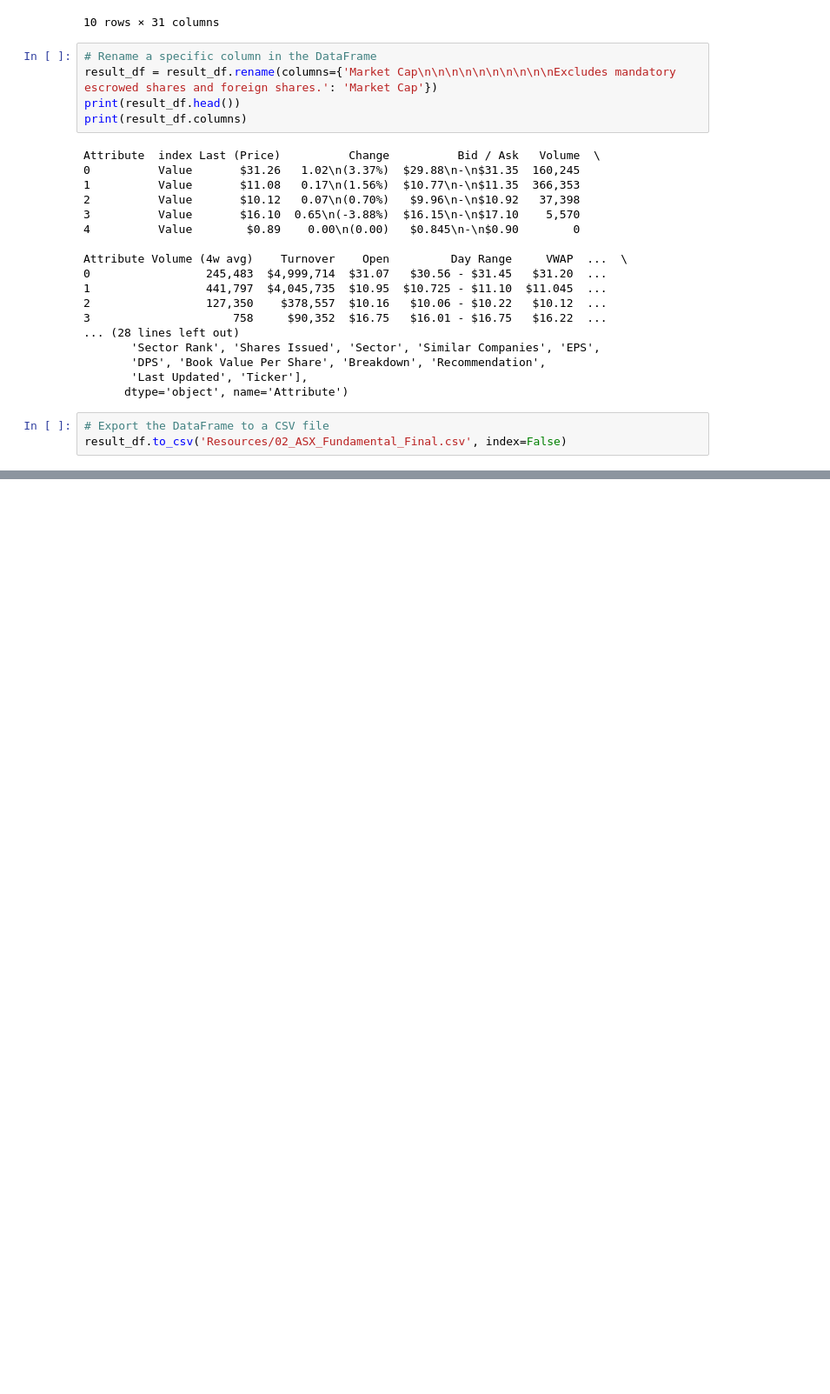
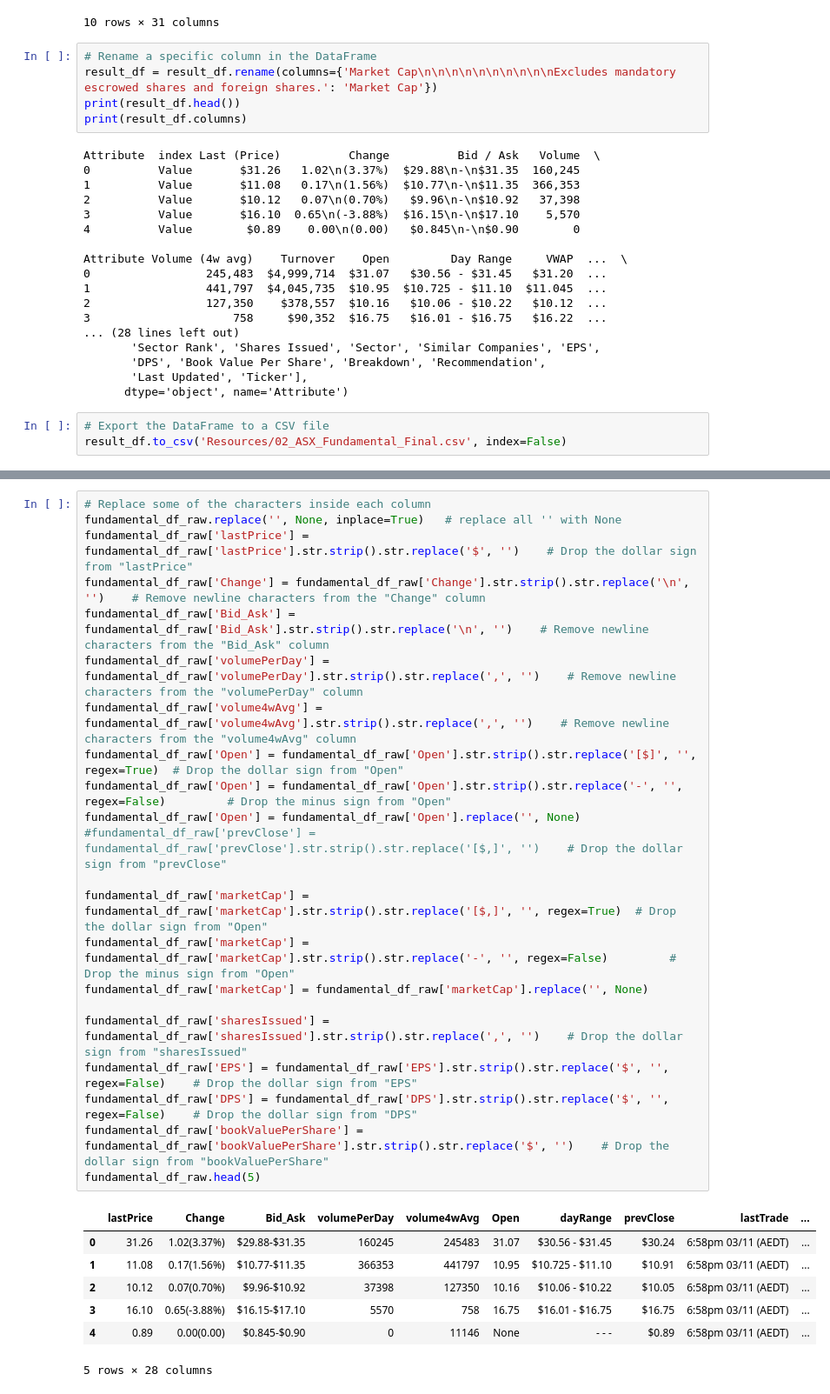
Before and after one commit to Andre2503/Project3_Group2, a Jupyter notebook: 02_Retrieve_ASX_Ticker_Fundamental.ipynb, the cells around one changed output, grey strips where cells are left out. Shown: that part at 87% size. Cells and saved outputs as stored; diff of their text form; blank space fills up the shorter version.

```diff
--- a/02_Retrieve_ASX_Ticker_Fundamental.ipynb
+++ b/02_Retrieve_ASX_Ticker_Fundamental.ipynb
@@ -724,0 +798,30 @@ result_df.to_csv('Resources/02_ASX_Fundamental_Final.csv', index=False)
+# %%
+# Replace some of the characters inside each column
+fundamental_df_raw.replace('', None, inplace=True)   # replace all '' with None
+fundamental_df_raw['lastPrice'] = fundamental_df_raw['lastPrice'].str.strip().str.replace('$', '')    # Drop the dollar sign from "lastPrice"
+fundamental_df_raw['Change'] = fundamental_df_raw['Change'].str.strip().str.replace('\n', '')    # Remove newline characters from the "Change" column
+fundamental_df_raw['Bid_Ask'] = fundamental_df_raw['Bid_Ask'].str.strip().str.replace('\n', '')    # Remove newline characters from the "Bid_Ask" column
+fundamental_df_raw['volumePerDay'] = fundamental_df_raw['volumePerDay'].str.strip().str.replace(',', '')    # Remove newline characters from the "volumePerDay" column
+fundamental_df_raw['volume4wAvg'] = fundamental_df_raw['volume4wAvg'].str.strip().str.replace(',', '')    # Remove newline characters from the "volume4wAvg" column
+fundamental_df_raw['Open'] = fundamental_df_raw['Open'].str.strip().str.replace('[$]', '', regex=True)  # Drop the dollar sign from "Open"
+fundamental_df_raw['Open'] = fundamental_df_raw['Open'].str.strip().str.replace('‐', '', regex=False)         # Drop the minus sign from "Open"
+fundamental_df_raw['Open'] = fundamental_df_raw['Open'].replace('', None)
+#fundamental_df_raw['prevClose'] = fundamental_df_raw['prevClose'].str.strip().str.replace('[$,]', '')    # Drop the dollar sign from "prevClose"
+
+fundamental_df_raw['marketCap'] = fundamental_df_raw['marketCap'].str.strip().str.replace('[$,]', '', regex=True)  # Drop the dollar sign from "Open"
+fundamental_df_raw['marketCap'] = fundamental_df_raw['marketCap'].str.strip().str.replace('‐', '', regex=False)         # Drop the minus sign from "Open"
+fundamental_df_raw['marketCap'] = fundamental_df_raw['marketCap'].replace('', None)
+
+fundamental_df_raw['sharesIssued'] = fundamental_df_raw['sharesIssued'].str.strip().str.replace(',', '')    # Drop the dollar sign from "sharesIssued"
+fundamental_df_raw['EPS'] = fundamental_df_raw['EPS'].str.strip().str.replace('$', '', regex=False)    # Drop the dollar sign from "EPS"
+fundamental_df_raw['DPS'] = fundamental_df_raw['DPS'].str.strip().str.replace('$', '', regex=False)    # Drop the dollar sign from "DPS"
+fundamental_df_raw['bookValuePerShare'] = fundamental_df_raw['bookValuePerShare'].str.strip().str.replace('$', '')    # Drop the dollar sign from "bookValuePerShare"
+fundamental_df_raw.head(5)
+# %% [output]
+|  | lastPrice | Change | Bid_Ask | volumePerDay | volume4wAvg | Open | dayRange | prevClose | lastTrade | ... |
+| 0 | 31.26 | 1.02(3.37%) | $29.88-$31.35 | 160245 | 245483 | 31.07 | $30.56 - $31.45 | $30.24 | 6:58pm 03/11 (AEDT) | ... |
+| 1 | 11.08 | 0.17(1.56%) | $10.77-$11.35 | 366353 | 441797 | 10.95 | $10.725 - $11.10 | $10.91 | 6:58pm 03/11 (AEDT) | ... |
+| 2 | 10.12 | 0.07(0.70%) | $9.96-$10.92 | 37398 | 127350 | 10.16 | $10.06 - $10.22 | $10.05 | 6:58pm 03/11 (AEDT) | ... |
+| 3 | 16.10 | 0.65(-3.88%) | $16.15-$17.10 | 5570 | 758 | 16.75 | $16.01 - $16.75 | $16.75 | 6:58pm 03/11 (AEDT) | ... |
+| 4 | 0.89 | 0.00(0.00) | $0.845-$0.90 | 0 | 11146 | None | ‐ - ‐ | $0.89 | 6:58pm 03/11 (AEDT) | ... |
+5 rows × 28 columns
```
Also changed, not shown: parts of 7 cells of this notebook, 2 other files.
